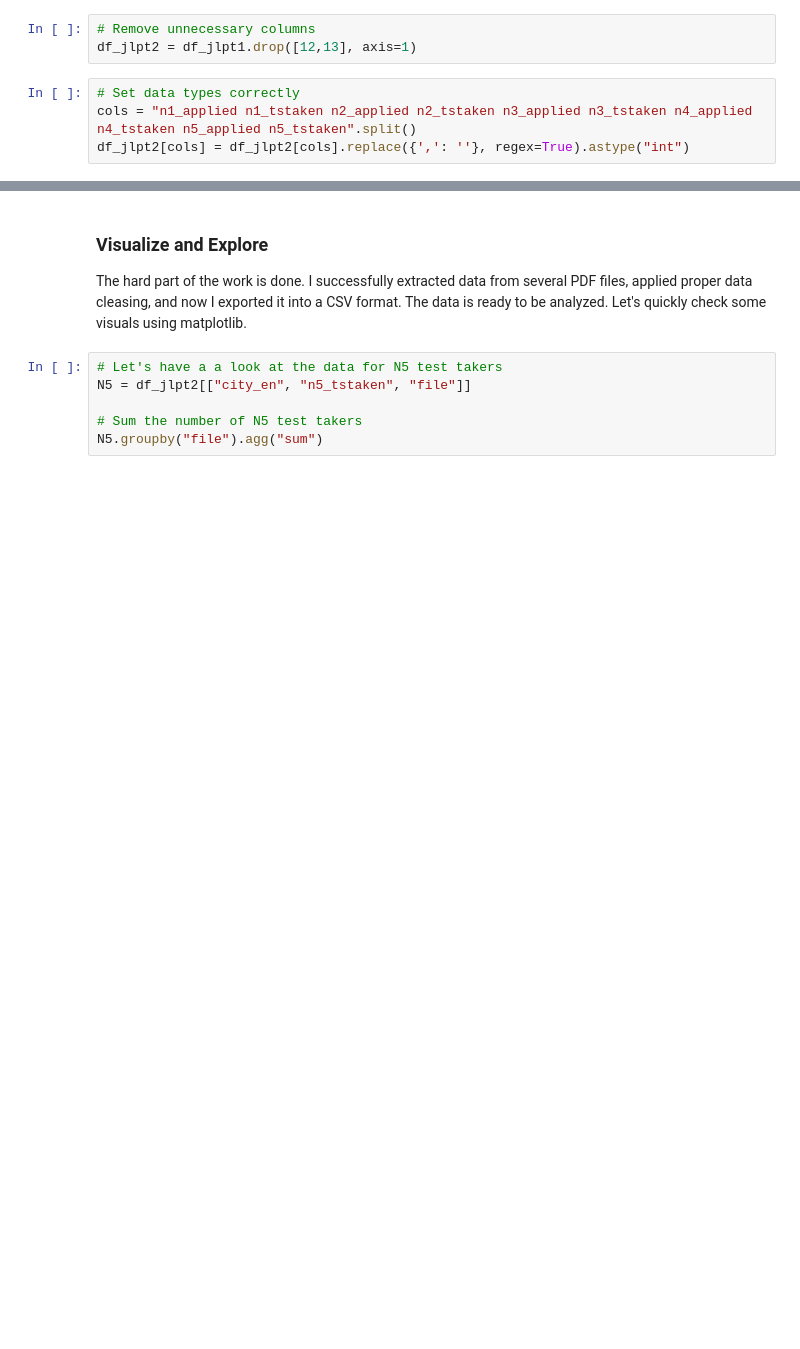
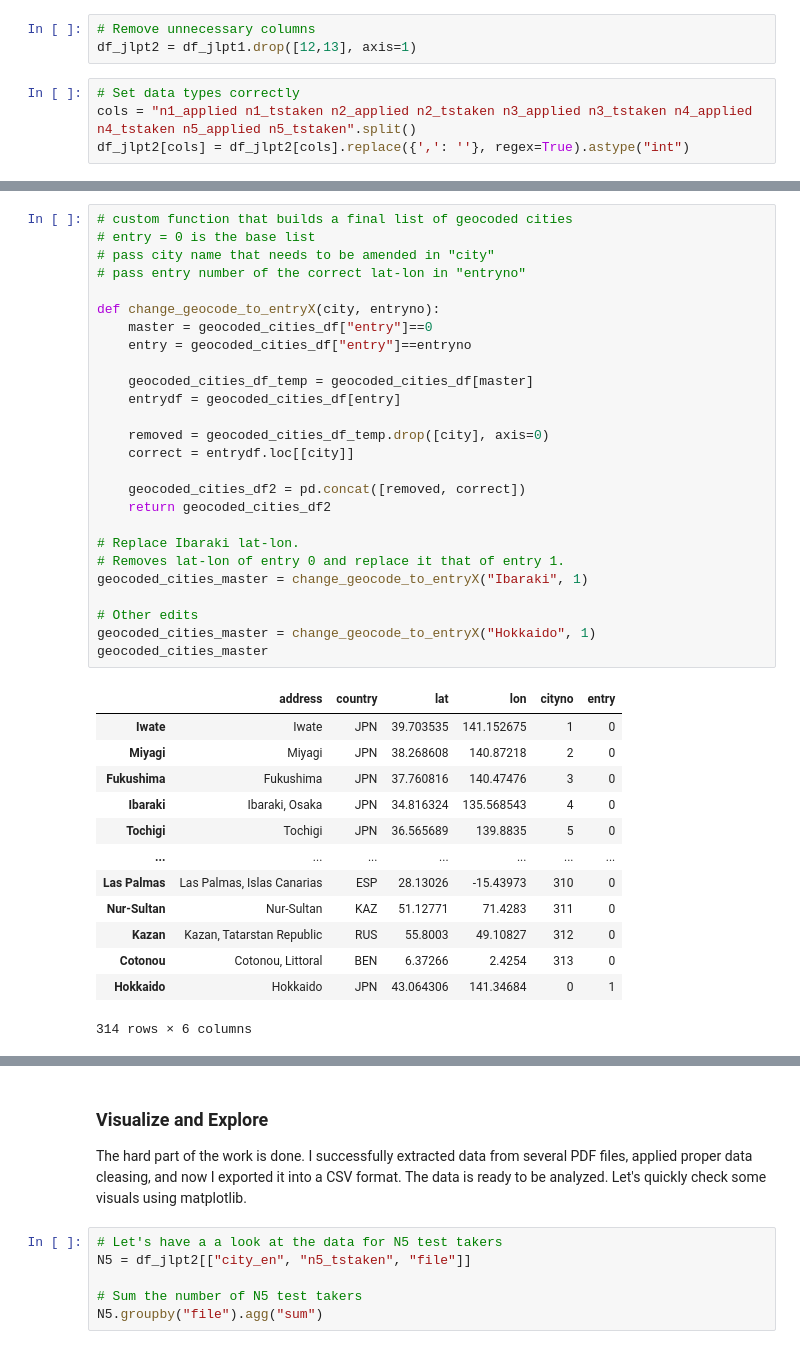
Before and after one commit to brunoochi/my_data_science_notes, a Jupyter notebook: PJ_Matcha/PJ_Matcha.ipynb, the cells around one changed output, grey strips where cells are left out. Drawn from its saved outputs; the diff is of its cells as text; blank space fills up the shorter version.

```diff
--- a/PJ_Matcha/PJ_Matcha.ipynb
+++ b/PJ_Matcha/PJ_Matcha.ipynb
@@ -152,0 +292,40 @@ memory usage: 340.8+ KB
+# %%
+# custom function that builds a final list of geocoded cities
+# entry = 0 is the base list
+# pass city name that needs to be amended in "city"
+# pass entry number of the correct lat-lon in "entryno"
+
+def change_geocode_to_entryX(city, entryno):
+    master = geocoded_cities_df["entry"]==0
+    entry = geocoded_cities_df["entry"]==entryno
+
+    geocoded_cities_df_temp = geocoded_cities_df[master]
+    entrydf = geocoded_cities_df[entry]
+
+    removed = geocoded_cities_df_temp.drop([city], axis=0)
+    correct = entrydf.loc[[city]]
+
+    geocoded_cities_df2 = pd.concat([removed, correct])
+    return geocoded_cities_df2
+
+# Replace Ibaraki lat-lon.
+# Removes lat-lon of entry 0 and replace it that of entry 1.
+geocoded_cities_master = change_geocode_to_entryX("Ibaraki", 1)
+
+# Other edits
+geocoded_cities_master = change_geocode_to_entryX("Hokkaido", 1)
+geocoded_cities_master
+# %% [output]
+|  | address | country | lat | lon | cityno | entry |
+| Iwate | Iwate | JPN | 39.703535 | 141.152675 | 1 | 0 |
+| Miyagi | Miyagi | JPN | 38.268608 | 140.87218 | 2 | 0 |
+| Fukushima | Fukushima | JPN | 37.760816 | 140.47476 | 3 | 0 |
+| Ibaraki | Ibaraki, Osaka | JPN | 34.816324 | 135.568543 | 4 | 0 |
+| Tochigi | Tochigi | JPN | 36.565689 | 139.8835 | 5 | 0 |
+| ... | ... | ... | ... | ... | ... | ... |
+| Las Palmas | Las Palmas, Islas Canarias | ESP | 28.13026 | -15.43973 | 310 | 0 |
+| Nur-Sultan | Nur-Sultan | KAZ | 51.12771 | 71.4283 | 311 | 0 |
+| Kazan | Kazan, Tatarstan Republic | RUS | 55.8003 | 49.10827 | 312 | 0 |
+| Cotonou | Cotonou, Littoral | BEN | 6.37266 | 2.4254 | 313 | 0 |
+| Hokkaido | Hokkaido | JPN | 43.064306 | 141.34684 | 0 | 1 |
+314 rows × 6 columns
```
Also changed, not shown: parts of 13 cells of this notebook.
